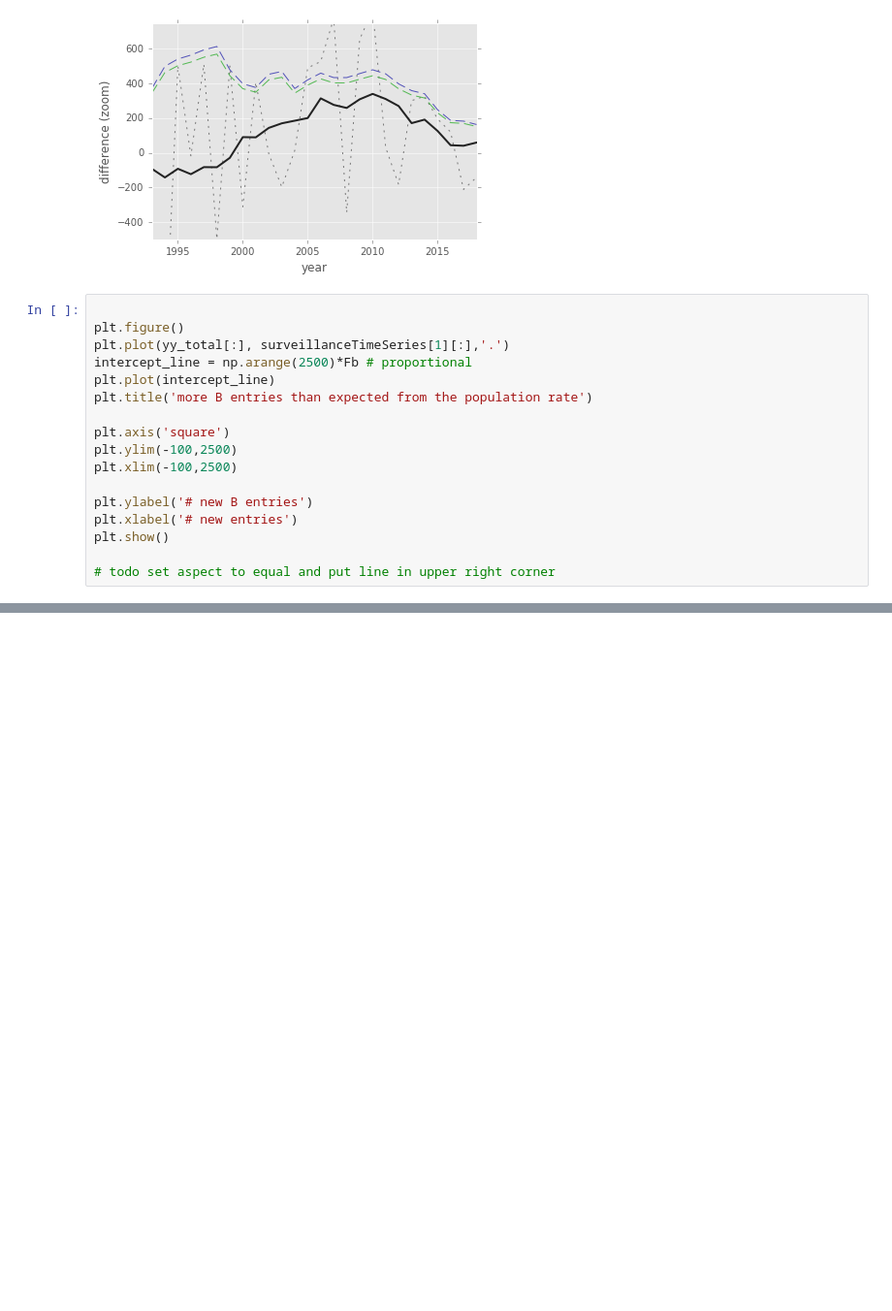
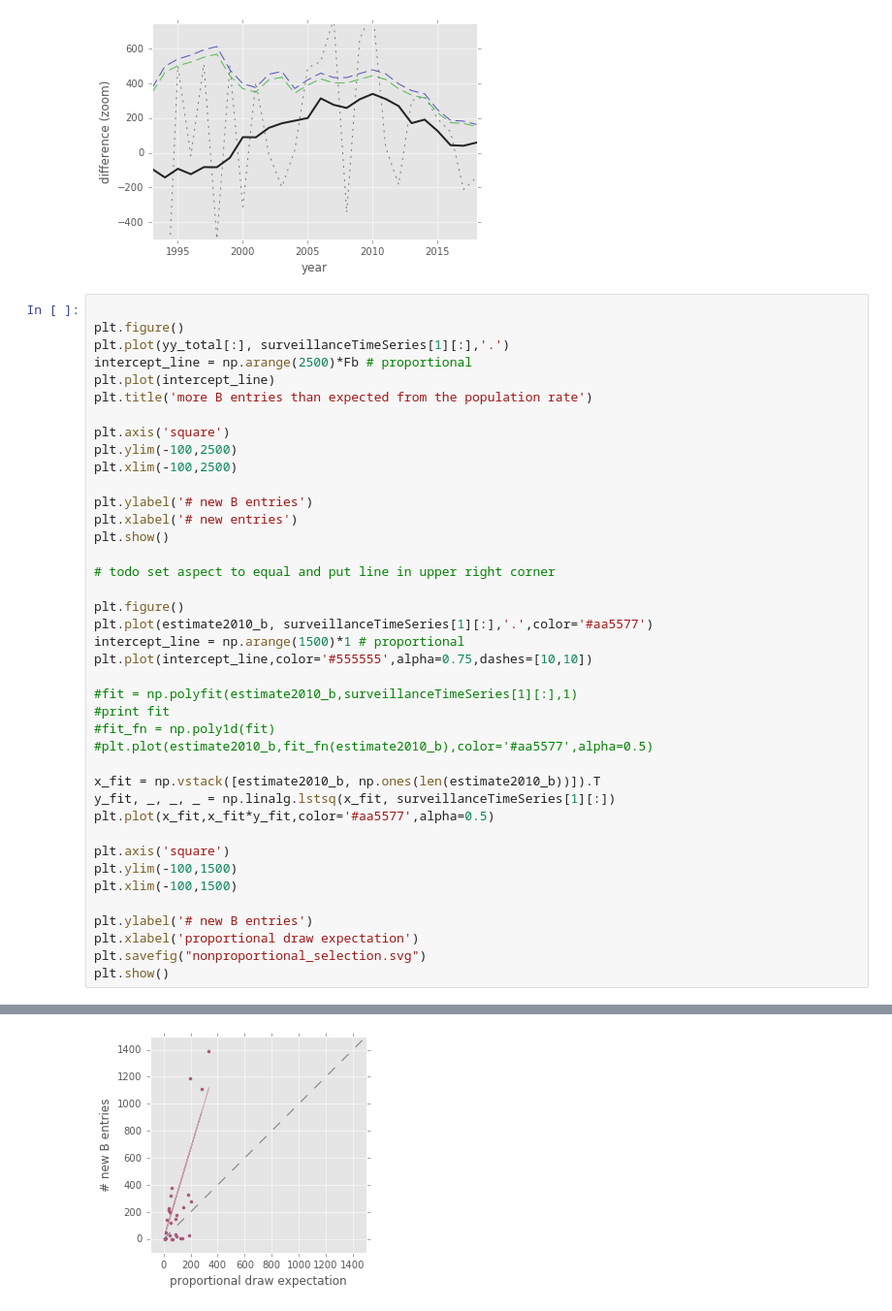
Before and after one commit to brendanchambers/chicago_gang_database, a Jupyter notebook: sandbox.ipynb, the cells around one changed output, grey strips where cells are left out. Shown: that part at 97% size. Drawn from its saved outputs; the diff is of its cells as text; blank space fills up the shorter version.

```diff
--- a/sandbox.ipynb
+++ b/sandbox.ipynb
@@ -252,19 +295,43 @@ plt.show()
 # %%
 
 plt.figure()
 plt.plot(yy_total[:], surveillanceTimeSeries[1][:],'.')
 intercept_line = np.arange(2500)*Fb # proportional
 plt.plot(intercept_line)
 plt.title('more B entries than expected from the population rate')
 
 plt.axis('square')
 plt.ylim(-100,2500)
 plt.xlim(-100,2500)
 
 plt.ylabel('# new B entries')
 plt.xlabel('# new entries')
 plt.show()
 
 # todo set aspect to equal and put line in upper right corner
+
+plt.figure()
+plt.plot(estimate2010_b, surveillanceTimeSeries[1][:],'.',color='#aa5577')
+intercept_line = np.arange(1500)*1 # proportional
+plt.plot(intercept_line,color='#555555',alpha=0.75,dashes=[10,10])
+
+#fit = np.polyfit(estimate2010_b,surveillanceTimeSeries[1][:],1)
+#print fit
+#fit_fn = np.poly1d(fit)
+#plt.plot(estimate2010_b,fit_fn(estimate2010_b),color='#aa5577',alpha=0.5)
+
+x_fit = np.vstack([estimate2010_b, np.ones(len(estimate2010_b))]).T
+y_fit, _, _, _ = np.linalg.lstsq(x_fit, surveillanceTimeSeries[1][:])
+plt.plot(x_fit,x_fit*y_fit,color='#aa5577',alpha=0.5)
+
+plt.axis('square')
+plt.ylim(-100,1500)
+plt.xlim(-100,1500)
+
+plt.ylabel('# new B entries')
+plt.xlabel('proportional draw expectation')
+plt.savefig("nonproportional_selection.svg")
+plt.show()
 # %% [output]
 [figure]
+[figure, added]
```
Also changed, not shown: parts of 5 cells of this notebook, 9 other files.
